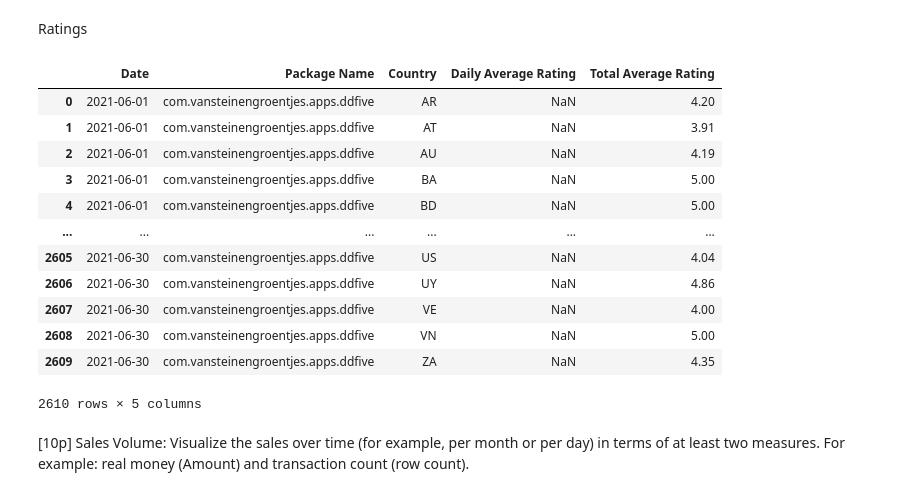
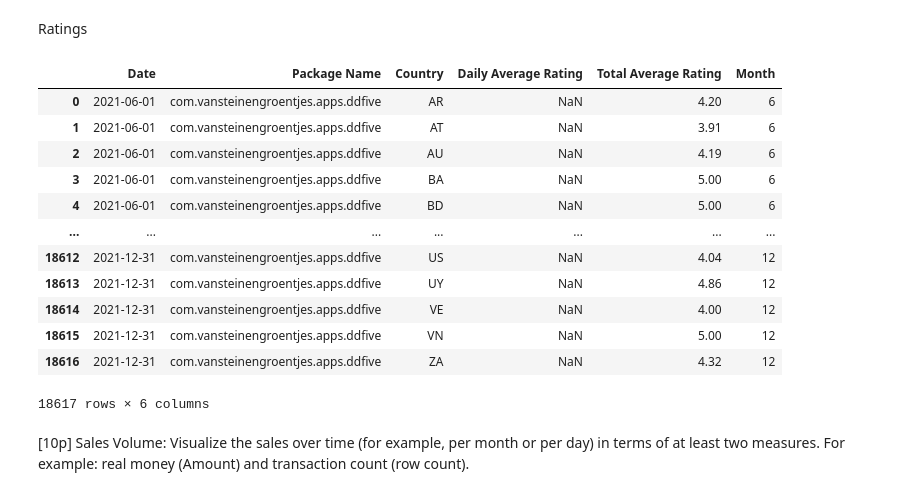
Before and after one commit to DiegoSourbag/DS-A1-Visual-analytics, a Jupyter notebook: assignment1.ipynb, the cells around one changed output. Saved outputs shown, nothing was run; the diff lists cells and outputs as text; code cells hidden in the pictures.

```diff
--- a/assignment1.ipynb
+++ b/assignment1.ipynb
@@ -121,37 +132,37 @@ Ratings
 # %%
 
 csv_files_ratings = ['data/stats_ratings_202106_country.csv',
                         'data/stats_ratings_202107_country.csv',
                         'data/stats_ratings_202108_country.csv',
                         'data/stats_ratings_202109_country.csv',
                         'data/stats_ratings_202110_country.csv',
                         'data/stats_ratings_202111_country.csv',
                         'data/stats_ratings_202112_country.csv']
-#
-csv_files_ratings = ['data/stats_ratings_202106_country.csv']
+
 
 
 dfs_ratings = [pd.read_csv(file, encoding='utf-16') for file in csv_files_ratings]
 
 df_ratings = pd.concat(dfs_ratings, ignore_index=True)
 
 df_ratings['Date'] = pd.to_datetime(df_ratings["Date"], format='%Y-%m-%d')
+df_ratings['Month'] = df_ratings['Date'].dt.month
 
 df_ratings
 # %% [output]
-|  | Date | Package Name | Country | Daily Average Rating | Total Average Rating |
-| 0 | 2021-06-01 | com.vansteinengroentjes.apps.ddfive | AR | NaN | 4.20 |
-| 1 | 2021-06-01 | com.vansteinengroentjes.apps.ddfive | AT | NaN | 3.91 |
-| 2 | 2021-06-01 | com.vansteinengroentjes.apps.ddfive | AU | NaN | 4.19 |
-| 3 | 2021-06-01 | com.vansteinengroentjes.apps.ddfive | BA | NaN | 5.00 |
-| 4 | 2021-06-01 | com.vansteinengroentjes.apps.ddfive | BD | NaN | 5.00 |
-| ... | ... | ... | ... | ... | ... |
-| 2605 | 2021-06-30 | com.vansteinengroentjes.apps.ddfive | US | NaN | 4.04 |
-| 2606 | 2021-06-30 | com.vansteinengroentjes.apps.ddfive | UY | NaN | 4.86 |
-| 2607 | 2021-06-30 | com.vansteinengroentjes.apps.ddfive | VE | NaN | 4.00 |
-| 2608 | 2021-06-30 | com.vansteinengroentjes.apps.ddfive | VN | NaN | 5.00 |
-| 2609 | 2021-06-30 | com.vansteinengroentjes.apps.ddfive | ZA | NaN | 4.35 |
+|  | Date | Package Name | Country | Daily Average Rating | Total Average Rating | Month |
+| 0 | 2021-06-01 | com.vansteinengroentjes.apps.ddfive | AR | NaN | 4.20 | 6 |
+| 1 | 2021-06-01 | com.vansteinengroentjes.apps.ddfive | AT | NaN | 3.91 | 6 |
+| 2 | 2021-06-01 | com.vansteinengroentjes.apps.ddfive | AU | NaN | 4.19 | 6 |
+| 3 | 2021-06-01 | com.vansteinengroentjes.apps.ddfive | BA | NaN | 5.00 | 6 |
+| 4 | 2021-06-01 | com.vansteinengroentjes.apps.ddfive | BD | NaN | 5.00 | 6 |
+| ... | ... | ... | ... | ... | ... | ... |
+| 18612 | 2021-12-31 | com.vansteinengroentjes.apps.ddfive | US | NaN | 4.04 | 12 |
+| 18613 | 2021-12-31 | com.vansteinengroentjes.apps.ddfive | UY | NaN | 4.86 | 12 |
+| 18614 | 2021-12-31 | com.vansteinengroentjes.apps.ddfive | VE | NaN | 4.00 | 12 |
+| 18615 | 2021-12-31 | com.vansteinengroentjes.apps.ddfive | VN | NaN | 5.00 | 12 |
+| 18616 | 2021-12-31 | com.vansteinengroentjes.apps.ddfive | ZA | NaN | 4.32 | 12 |
-2610 rows × 5 columns
+18617 rows × 6 columns
 # %% [markdown]
 [10p] Sales Volume: Visualize the sales over time (for example, per month or per day) in
 terms of at least two measures. For example: real money (Amount) and transaction count
```
Also changed, not shown: parts of 9 cells of this notebook, 1 other file.
